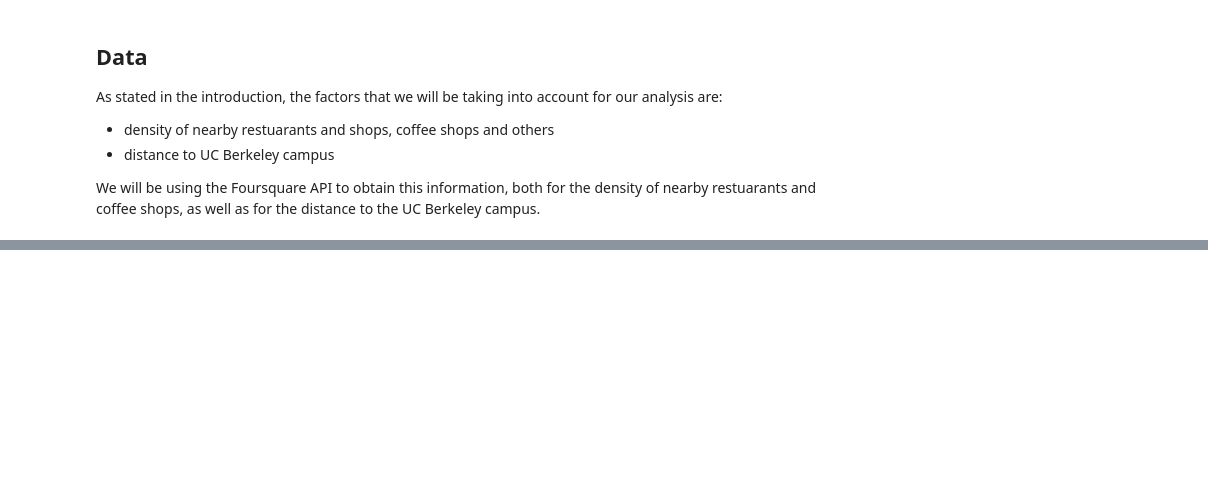
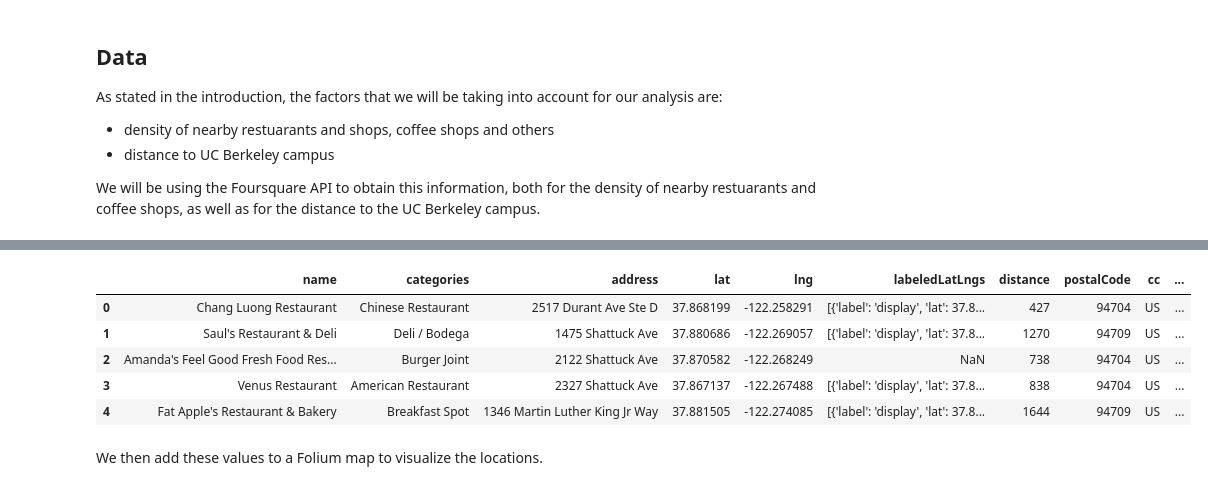
Before and after one commit to bentrenguyen/Coursera-Capstone, a Jupyter notebook: Battle of the Neighborhoods.ipynb, the cells around one changed output, grey strips where cells are left out. Drawn from its saved outputs; the diff is of its cells as text; code cells hidden in the pictures; blank space fills up the shorter version.

```diff
--- a/Battle of the Neighborhoods.ipynb
+++ b/Battle of the Neighborhoods.ipynb
@@ -26,0 +111,11 @@ We will be using the Foursquare API to obtain this information, both for the den
+# %%
+restaurant.head()
+# %% [output]
+|  | name | categories | address | lat | lng | labeledLatLngs | distance | postalCode | cc | ... |
+| 0 | Chang Luong Restaurant | Chinese Restaurant | 2517 Durant Ave Ste D | 37.868199 | -122.258291 | [{'label': 'display', 'lat': 37.8... | 427 | 94704 | US | ... |
+| 1 | Saul's Restaurant & Deli | Deli / Bodega | 1475 Shattuck Ave | 37.880686 | -122.269057 | [{'label': 'display', 'lat': 37.8... | 1270 | 94709 | US | ... |
+| 2 | Amanda's Feel Good Fresh Food Res... | Burger Joint | 2122 Shattuck Ave | 37.870582 | -122.268249 | NaN | 738 | 94704 | US | ... |
+| 3 | Venus Restaurant | American Restaurant | 2327 Shattuck Ave | 37.867137 | -122.267488 | [{'label': 'display', 'lat': 37.8... | 838 | 94704 | US | ... |
+| 4 | Fat Apple's Restaurant & Bakery | Breakfast Spot | 1346 Martin Luther King Jr Way | 37.881505 | -122.274085 | [{'label': 'display', 'lat': 37.8... | 1644 | 94709 | US | ... |
+# %% [markdown]
+We then add these values to a Folium map to visualize the locations.
```
Also changed, not shown: parts of 21 cells of this notebook, 3 other files.
